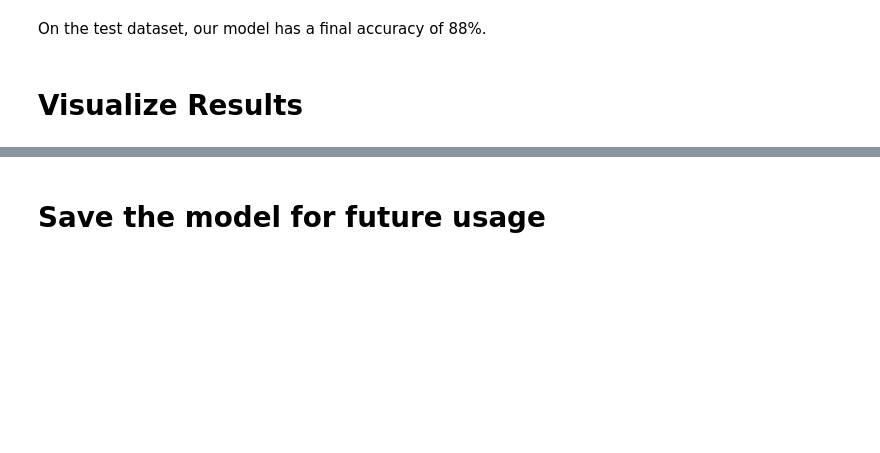
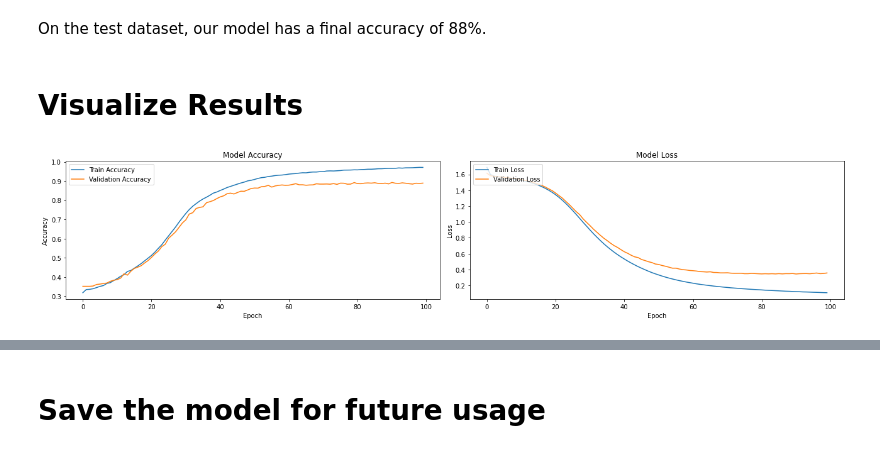
Before and after one commit to Davidkeebler/Emotions_dataset_ML, a Jupyter notebook: Index.ipynb, the cells around one changed output, grey strips where cells are left out. Drawn from its saved outputs; the diff is of its cells as text; code cells hidden in the pictures; blank space fills up the shorter version.

Commit message:
Update text for clarity. Added Final Section. Added confusion matrix display.

```diff
--- a/Index.ipynb
+++ b/Index.ipynb
@@ -438,4 +495,5 @@ Some experimentation with batch size and epochs has shown evidence that we are o
 # %%
+from keras.callbacks import EarlyStopping, ModelCheckpoint
 model = tf.keras.Sequential()
 
 # Input Layer
@@ -450,11 +508,15 @@ model.compile(optimizer='SGD',
               loss="sparse_categorical_crossentropy",
               metrics=['acc'])
 
+# Define important callbacks
+es = EarlyStopping(monitor='val_loss', mode='min', verbose=1, patience=5)
+mc = ModelCheckpoint('checkpoint', monitor='val_accuracy', mode='max', verbose=1, save_best_only=True)
+
 history = model.fit(
                     X_train_encoded,
                     y_train_encoded,
                     validation_data=(X_val_encoded, y_val_encoded),
-                    epochs=50,
-                    batch_size=35
+                    epochs=100,
+                    batch_size=90
                    )
 # %% [output]
@@ -484,3 +546,34 @@ model.evaluate(X_test_encoded, y_test_encoded, verbose=1)
 On the test dataset, our model has a final accuracy of 88%.
 # %% [markdown]
 # Visualize Results
+# %%
+def plot_model_history(history):
+    # Creating subplots
+    fig, axs = plt.subplots(1, 2, figsize=(18, 4))
+
+    # Plotting accuracy
+    axs[0].plot(history.history['acc'], label='Train Accuracy')
+    axs[0].plot(history.history['val_acc'], label='Validation Accuracy')
+    axs[0].set_title('Model Accuracy')
+    axs[0].set_ylabel('Accuracy')
+    axs[0].set_xlabel('Epoch')
+    axs[0].legend(loc='upper left')
+
+    # Plotting loss
+    axs[1].plot(history.history['loss'], label='Train Loss')
+    axs[1].plot(history.history['val_loss'], label='Validation Loss')
+    axs[1].set_title('Model Loss')
+    axs[1].set_ylabel('Loss')
+    axs[1].set_xlabel('Epoch')
+    axs[1].legend(loc='upper left')
+
+    # Display the plot
+    plt.tight_layout()
+    plt.show()
+
+# Example usage (assuming you have a trained model and its history):
+# plot_model_history(model.history)
+# %%
+plot_model_history(history)
+# %% [output]
+[figure, added]
```
Also changed, not shown: parts of 25 cells of this notebook, 3 other files.
